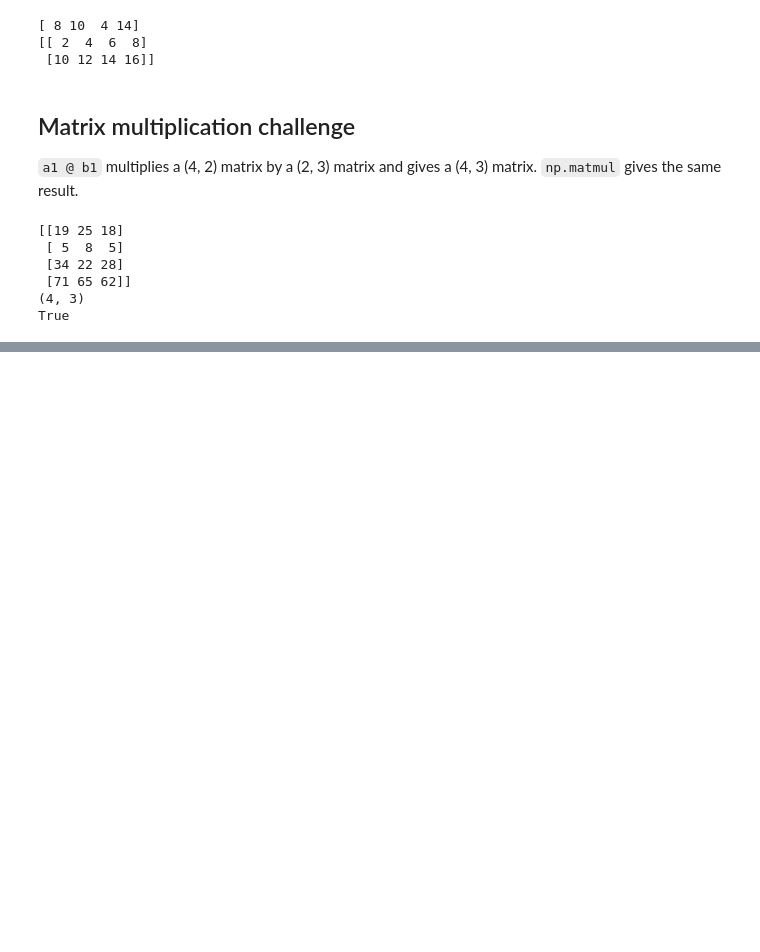
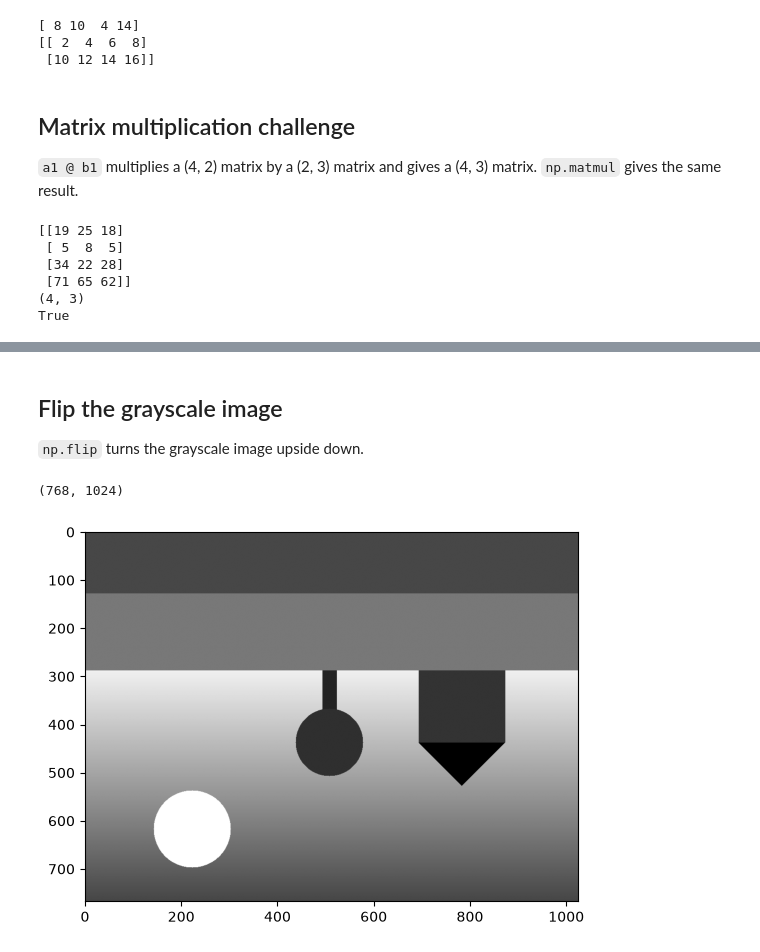
Before and after one commit to Tirsvad-Udemy-100-days-of-code/077-computing-with-numpy, a Jupyter notebook: notebooks/computing_with_numpy.ipynb, the cells around one changed output, grey strips where cells are left out. Drawn from its saved outputs; the diff is of its cells as text; code cells hidden in the pictures; blank space fills up the shorter version.

```diff
--- a/notebooks/computing_with_numpy.ipynb
+++ b/notebooks/computing_with_numpy.ipynb
@@ -296,0 +352,21 @@ True
+# %% [markdown]
+## Flip the grayscale image
+
+`np.flip` turns the grayscale image upside down.
+# %%
+import matplotlib.pyplot as plt
+
+from computing_with_numpy.domain.images import (
+    flip_image,
+    load_face_image,
+    to_grayscale,
+)
+
+img_gray = to_grayscale(load_face_image())
+flipped = flip_image(img_gray)
+print(flipped.shape)
+plt.imshow(flipped, cmap='gray')
+plt.show()
+# %% [output]
+(768, 1024)
+[figure, added]
```
Also changed, not shown: parts of 12 cells of this notebook, 21 other files.
